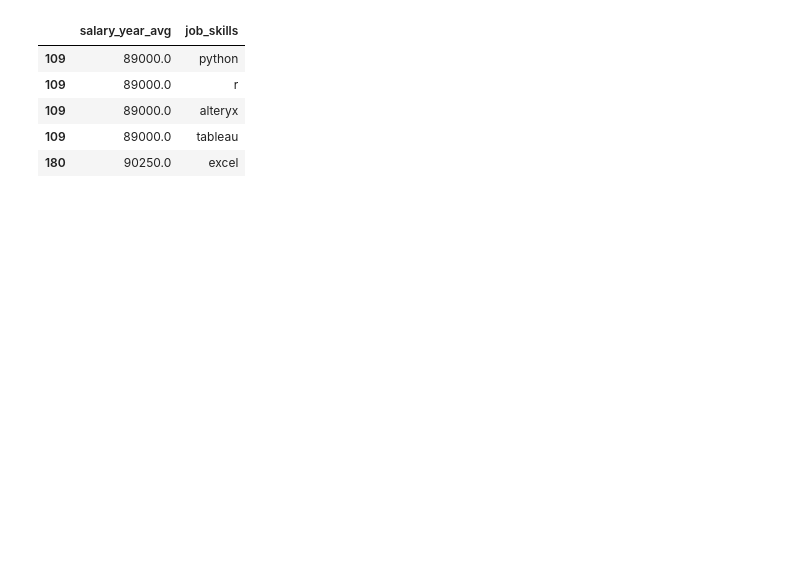
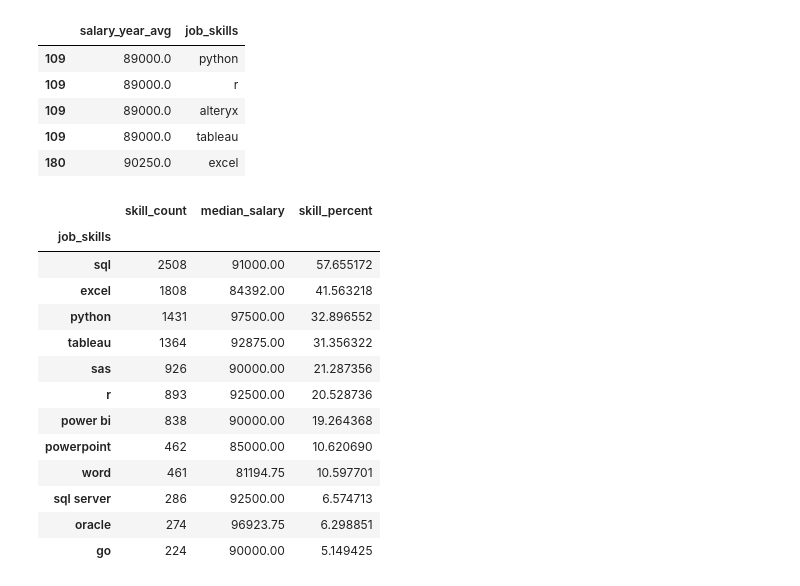
Before and after one commit to sajed-abir/Data-Project, a Jupyter notebook: Project/5_Optimal_skills.ipynb, the cells around one changed output. Cells and saved outputs as stored; diff of their text form; code cells hidden in the pictures; blank space fills up the shorter version.

```diff
--- a/Project/5_Optimal_skills.ipynb
+++ b/Project/5_Optimal_skills.ipynb
@@ -25,3 +25,31 @@ df_DA_us_exploded[['salary_year_avg','job_skills' ]].head()
 | 109 | 89000.0 | alteryx |
 | 109 | 89000.0 | tableau |
 | 180 | 90250.0 | excel |
+# %%
+df_DA_skills = df_DA_us_exploded.groupby('job_skills')['salary_year_avg'].agg(['count', 'median']).sort_values(by='count', ascending=False)
+
+df_DA_skills = df_DA_skills.rename(columns={'count': 'skill_count', 'median': 'median_salary'})
+
+DA_job_count = len(df_DA_us)
+
+df_DA_skills['skill_percent'] = df_DA_skills['skill_count'] / DA_job_count * 100
+
+skill_percent = 5
+
+df_DA_skills_high_demand = df_DA_skills[df_DA_skills['skill_percent'] > skill_percent]
+df_DA_skills_high_demand
+# %% [output]
+|  | skill_count | median_salary | skill_percent |
+| job_skills |  |  |  |
+| sql | 2508 | 91000.00 | 57.655172 |
+| excel | 1808 | 84392.00 | 41.563218 |
+| python | 1431 | 97500.00 | 32.896552 |
+| tableau | 1364 | 92875.00 | 31.356322 |
+| sas | 926 | 90000.00 | 21.287356 |
+| r | 893 | 92500.00 | 20.528736 |
+| power bi | 838 | 90000.00 | 19.264368 |
+| powerpoint | 462 | 85000.00 | 10.620690 |
+| word | 461 | 81194.75 | 10.597701 |
+| sql server | 286 | 92500.00 | 6.574713 |
+| oracle | 274 | 96923.75 | 6.298851 |
+| go | 224 | 90000.00 | 5.149425 |
```
Also changed, not shown: parts of 5 cells of this notebook, 2 other files.
